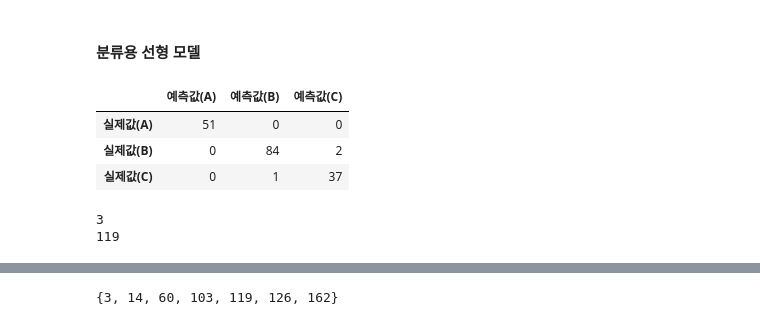
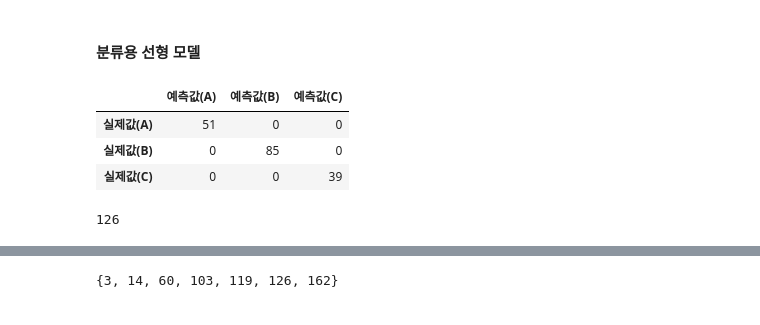
Before and after one commit to Jonghyun-Park1027/Competition, a Jupyter notebook: 유전자분류/23_1_5-supervised-learning.ipynb, the cells around one changed output, grey strips where cells are left out. Saved outputs shown, nothing was run; the diff lists cells and outputs as text; code cells hidden in the pictures.

```diff
--- a/유전자분류/23_1_5-supervised-learning.ipynb
+++ b/유전자분류/23_1_5-supervised-learning.ipynb
@@ -77,4 +77,7 @@ y
 | 173 | TEST_173 | 0 | 0 | 0 | 2 | A G | G G | C A | G A | C C | G G | ... |
 | 174 | TEST_174 | 0 | 0 | 0 | 2 | G G | G G | C C | G A | C A | A A | ... |
 175 rows × 20 columns
+# %%
+compare = pd.read_csv('./answer/submit.csv')
+logis_compare = pd.read_csv('./answer/LogisticReg_submit.csv')
 # %%
@@ -177,19 +178,19 @@ y_pred = LogisticRegression(max_iter=5000).fit(X_train, y_train).predict(X_test)
 # %%
 # 재활용2
 submit['class'] = y_pred
-cm2 = confusion_matrix(compare['class'], submit['class'])
+cm2 = confusion_matrix(logis_compare['class'], submit['class'])
 cmdf2 = pd.DataFrame(cm2
                      , index=['실제값(A)', '실제값(B)', '실제값(C)']
                      , columns=['예측값(A)', '예측값(B)', '예측값(C)']
                      )
 
 submit.to_csv('./answer/LogisticReg_submit.csv', index=False)
 cmdf2
 # %% [output]
 |  | 예측값(A) | 예측값(B) | 예측값(C) |
 | 실제값(A) | 51 | 0 | 0 |
-| 실제값(B) | 0 | 84 | 2 |
-| 실제값(C) | 0 | 1 | 37 |
+| 실제값(B) | 0 | 85 | 0 |
+| 실제값(C) | 0 | 0 | 39 |
 # %%
 idx_num = []
 # %%
@@ -215,7 +216,7 @@ y_pred = LogisticRegression(
 
 # 재활용2
 submit['class'] = y_pred
-cm2 = confusion_matrix(compare['class'], submit['class'])
+cm2 = confusion_matrix(logis_compare['class'], submit['class'])
 cmdf2 = pd.DataFrame(cm2
                      , index=['실제값(A)', '실제값(B)', '실제값(C)']
                      , columns=['예측값(A)', '예측값(B)', '예측값(C)']
@@ -224,12 +225,11 @@ cmdf2 = pd.DataFrame(cm2
 submit.to_csv('./answer/LogisticReg_again_submit.csv', index=False)
 # cmdf2
 
-is_same = compare["class"] != y_pred
+is_same = logis_compare["class"] != y_pred
 for idx, value in enumerate(is_same) :
     if value :
         idx_num.append(idx)
         print(idx)
 # y_pred
 # %% [output]
-3
-119
+126
```
Also changed, not shown: parts of 2 cells of this notebook, 1 other file.
